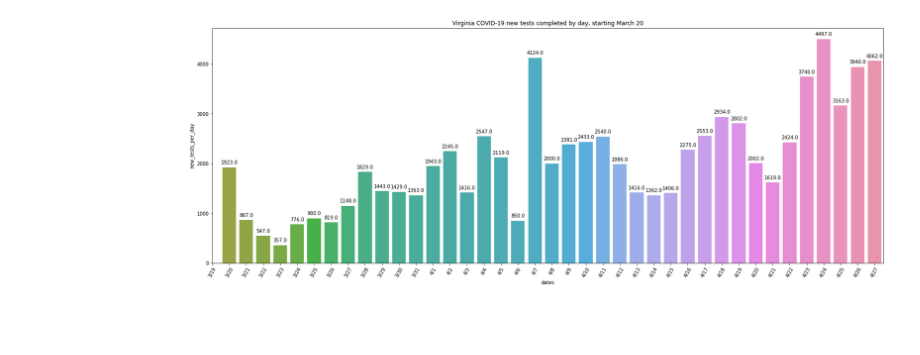
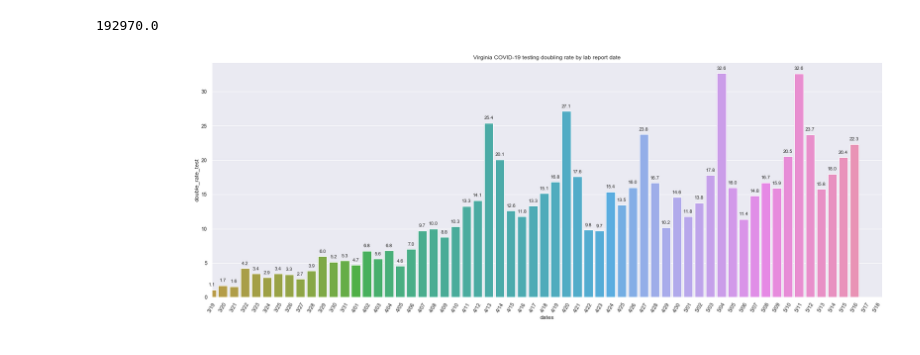
Before and after one commit to Sara1583/COVID-19-in-US, a Jupyter notebook: Virginia COVID-19.ipynb, the cells around one changed output. Saved outputs shown, nothing was run; the diff lists cells and outputs as text; code cells hidden in the pictures.

```diff
--- a/Virginia COVID-19.ipynb
+++ b/Virginia COVID-19.ipynb
@@ -103,12 +126,12 @@ print(Virginia_COVID_19['double_rate_deaths'][-7:].mean())
 plt.figure(figsize=(25, 9))
 reports_daily = sns.barplot(x='dates', y='new_reports_per_day', data=Virginia_COVID_19)
 for p in reports_daily.patches:
-    reports_daily.annotate(format(p.get_height(), '.1f'), (p.get_x() + p.get_width()/2., p.get_height()), ha='center', va='center', xytext=(0,10), textcoords='offset points')
+    reports_daily.annotate(format(p.get_height(), '1.0f'), (p.get_x() + p.get_width()/2., p.get_height()), ha='center', va='center', xytext=(0,10), textcoords='offset points')
 plt.xticks(rotation=60)
-plt.vlines(x=36, ymin=0, ymax=730, color='k', label='Easter')
-plt.hlines(y=730, xmin=36, xmax=47, color='r', linestyle='dashed', label='11 days')
-#rolling_average = sns.lineplot(x=Virginia_cases['new_reports_dates'], y='rolling_7_average', data=Virginia_cases, color='k')
-plt.legend(loc="upper center")
+plt.vlines(x=36, ymin=0, ymax=1055, color='r', label='Easter', linewidth=3)
+plt.vlines(x=69, ymin=0, ymax=1055, color='k', label='Most regions phase 1 reopen', linewidth=3)
+plt.plot(Virginia_COVID_19['new_reports_rolling_7'], color='gray', label='rolling 7-day average', linewidth=3)
+plt.legend(loc="upper left", fontsize=14)
 plt.savefig('Viginia daily COVID-19 reports')
 plt.title('Virginia COVID-19 reports by day')
 plt.show()
@@ -117,8 +140,8 @@ plt.show()
 # %%
-plt.figure(figsize=(25, 9))
+plt.figure(figsize=(30, 9))
 cases_plot = sns.barplot(x='dates', y=Virginia_COVID_19.new_reports_per_day.cumsum(), data=Virginia_COVID_19)
-for p in cases_plot.patches:
-    cases_plot.annotate(format(p.get_height(), '.1f'), (p.get_x() + p.get_width()/2., p.get_height()), ha='center', va='center', xytext=(0,10), textcoords='offset points')
+#for p in cases_plot.patches:
+    #cases_plot.annotate(format(p.get_height(), '1.0f'), (p.get_x() + p.get_width()/2., p.get_height()), ha='center', va='center', xytext=(0,10), textcoords='offset points', rotation=45)
 plt.xticks(rotation=60)
 plt.title('Virginia cumulative COVID-19 reported cases')
 #plt.savefig('Viginia cumulative COVID-19 reports')
@@ -155,7 +184,7 @@ plt.show()
 plt.figure(figsize=(25, 9))
 hosp_cum = sns.barplot(x='dates', y=Virginia_COVID_19.new_hosp_per_day.cumsum(), data=Virginia_COVID_19)
 for p in hosp_cum.patches:
-    hosp_cum.annotate(format(p.get_height(), '.1f'), (p.get_x() + p.get_width()/2., p.get_height()), ha='center', va='center', xytext=(0,10), textcoords='offset points')
+    hosp_cum.annotate(format(p.get_height(), '1.0f'), (p.get_x() + p.get_width()/2., p.get_height()), ha='center', va='center', xytext=(0,10), textcoords='offset points')
 plt.xticks(rotation=60)
 plt.xlim(12)
 plt.title('Virginia cumulative COVID-19 hospitalizations')
@@ -180,0 +210,11 @@ print(Virginia_COVID_19['double_rate_hosp'][-7:].mean())
+# %%
+plt.figure(figsize=(25, 9))
+tests_daily = sns.barplot(x='dates', y='new_tests_per_day', data=Virginia_COVID_19)
+for p in tests_daily.patches:
+    tests_daily.annotate(format(p.get_height(), '1.0f'), (p.get_x() + p.get_width()/2., p.get_height()), ha='center', va='center', xytext=(0,10), textcoords='offset points')
+plt.xticks(rotation=60)
+plt.xlim(12)
+plt.plot(Virginia_COVID_19['new_tests_rolling_7'], color='gray', label='Rolling 7-day average', linewidth=3)
+plt.legend(loc="upper left", fontsize=14)
+plt.title('Virginia COVID-19 new tests completed by day by lab report date')
+plt.show()
@@ -181,11 +235,16 @@ print(Virginia_COVID_19['double_rate_hosp'][-7:].mean())
+# %%
+print(Virginia_COVID_19.new_tests_per_day.sum())
+# %% [output]
+192970.0
 # %%
 plt.figure(figsize=(25, 9))
-tests_daily = sns.barplot(x='dates', y='new_tests_per_day', data=Virginia_COVID_19)
-for p in tests_daily.patches:
-    tests_daily.annotate(format(p.get_height(), '.1f'), (p.get_x() + p.get_width()/2., p.get_height()), ha='center', va='center', xytext=(0,10), textcoords='offset points')
+tests_double_rate = sns.barplot(x='dates', y='double_rate_test', data=Virginia_COVID_19)
+for p in tests_double_rate.patches:
+    tests_double_rate.annotate(format(p.get_height(), '.1f'), (p.get_x() + p.get_width()/2., p.get_height()), ha='center', va='center', xytext=(0,10),
+                               textcoords='offset points')
 plt.xticks(rotation=60)
 plt.xlim(12)
-plt.title('Virginia COVID-19 new tests completed by day, starting March 20')
+plt.title('Virginia COVID-19 testing doubling rate by lab report date')
 plt.show()
 # %% [output]
-[figure, old version]
+[figure, new version]
```
Also changed, not shown: parts of 47 cells of this notebook.
